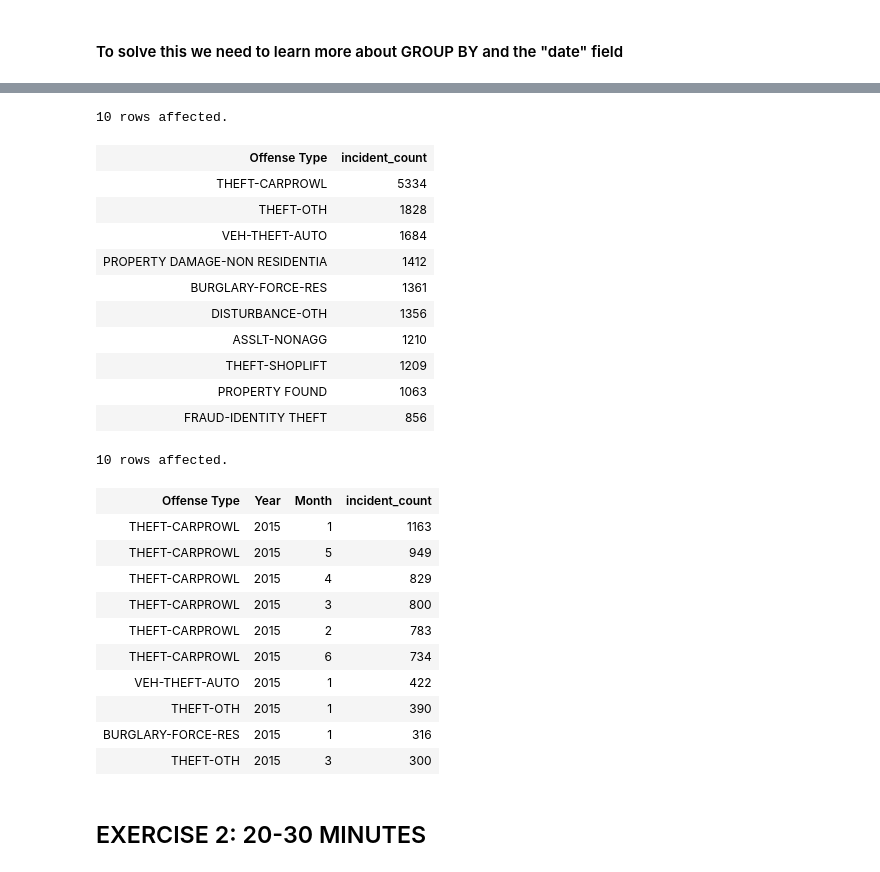
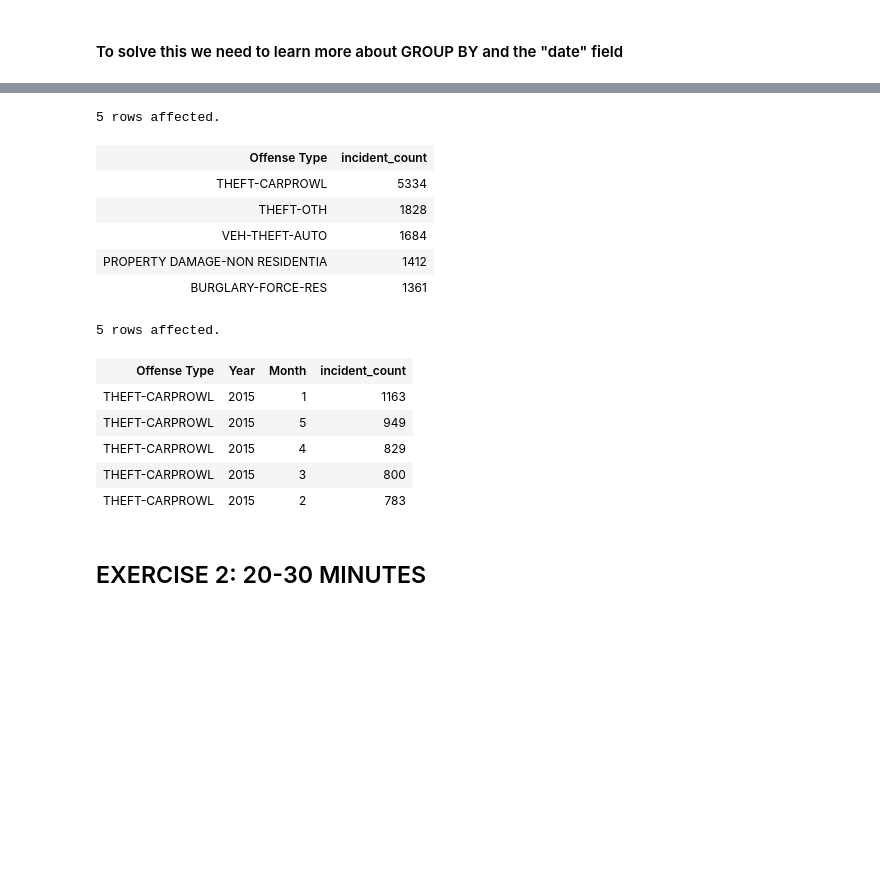
Before and after one commit to valentina-s/SQL_tutorial, a Jupyter notebook: SQLTutorial.ipynb, the cells around one changed output, grey strips where cells are left out. Drawn from its saved outputs; the diff is of its cells as text; code cells hidden in the pictures; blank space fills up the shorter version.

```diff
--- a/SQLTutorial.ipynb
+++ b/SQLTutorial.ipynb
@@ -372,40 +376,30 @@ SELECT "Offense Type", count(*) AS incident_count
 FROM seattlecrimeincidents
 GROUP BY "Offense Type"
 ORDER BY "incident_count" DESC
-limit 10;
+LIMIT 5;
 # %% [output]
-10 rows affected.
+5 rows affected.
 | Offense Type | incident_count |
 | THEFT-CARPROWL | 5334 |
 | THEFT-OTH | 1828 |
 | VEH-THEFT-AUTO | 1684 |
 | PROPERTY DAMAGE-NON RESIDENTIA | 1412 |
 | BURGLARY-FORCE-RES | 1361 |
-| DISTURBANCE-OTH | 1356 |
-| ASSLT-NONAGG | 1210 |
-| THEFT-SHOPLIFT | 1209 |
-| PROPERTY FOUND | 1063 |
-| FRAUD-IDENTITY THEFT | 856 |
 # %%
 %%sql
 SELECT "Offense Type", "Year", "Month", count(*) AS incident_count
 FROM seattlecrimeincidents
 GROUP BY "Offense Type", "Year", "Month"
 ORDER BY "incident_count" DESC
-limit 10;
+LIMIT 5;
 # %% [output]
-10 rows affected.
+5 rows affected.
 | Offense Type | Year | Month | incident_count |
 | THEFT-CARPROWL | 2015 | 1 | 1163 |
 | THEFT-CARPROWL | 2015 | 5 | 949 |
 | THEFT-CARPROWL | 2015 | 4 | 829 |
 | THEFT-CARPROWL | 2015 | 3 | 800 |
 | THEFT-CARPROWL | 2015 | 2 | 783 |
-| THEFT-CARPROWL | 2015 | 6 | 734 |
-| VEH-THEFT-AUTO | 2015 | 1 | 422 |
-| THEFT-OTH | 2015 | 1 | 390 |
-| BURGLARY-FORCE-RES | 2015 | 1 | 316 |
-| THEFT-OTH | 2015 | 3 | 300 |
 # %% [markdown]
 ## EXERCISE 2: 20-30 MINUTES
 # %% [markdown]
```
Also changed, not shown: parts of 8 cells of this notebook, 2 other files.
